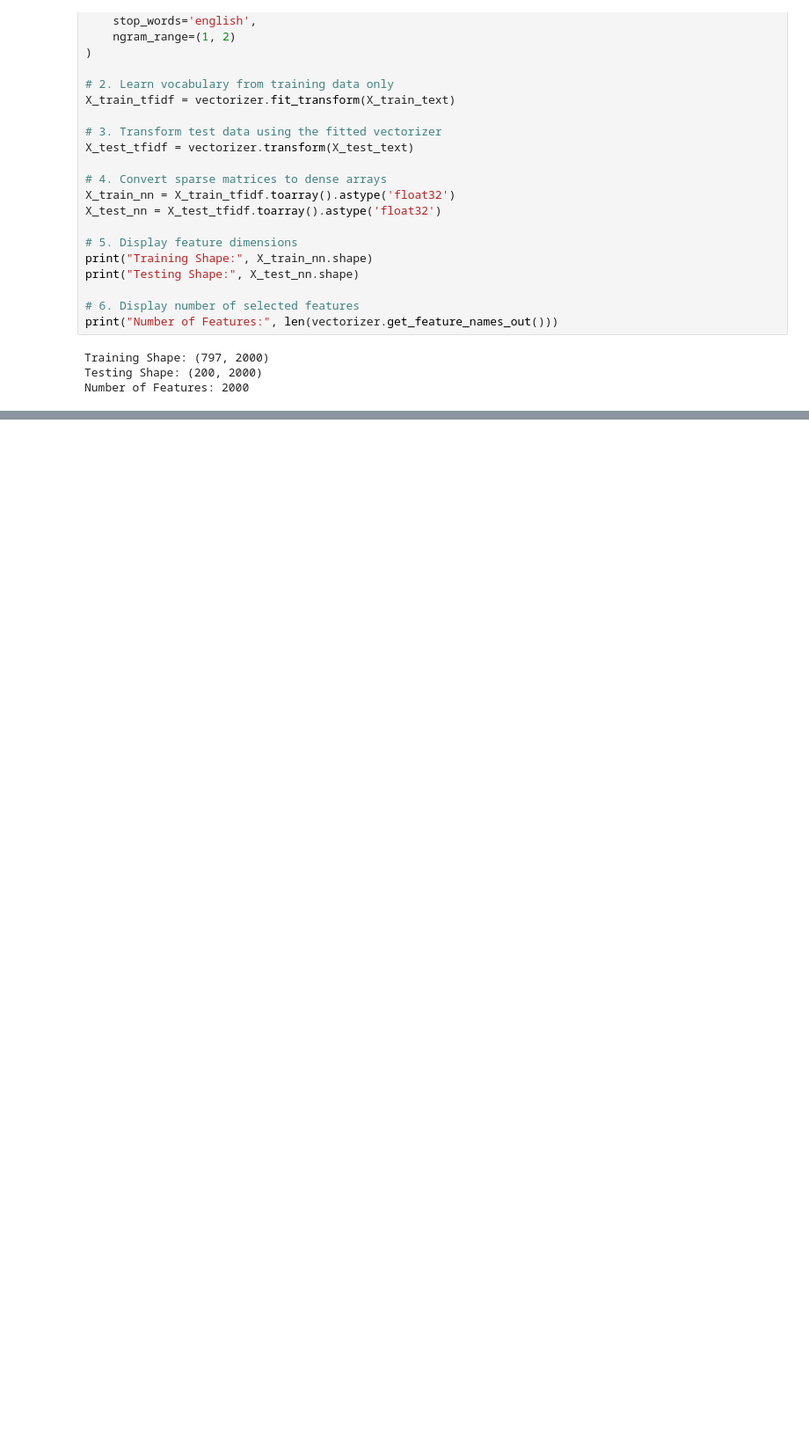
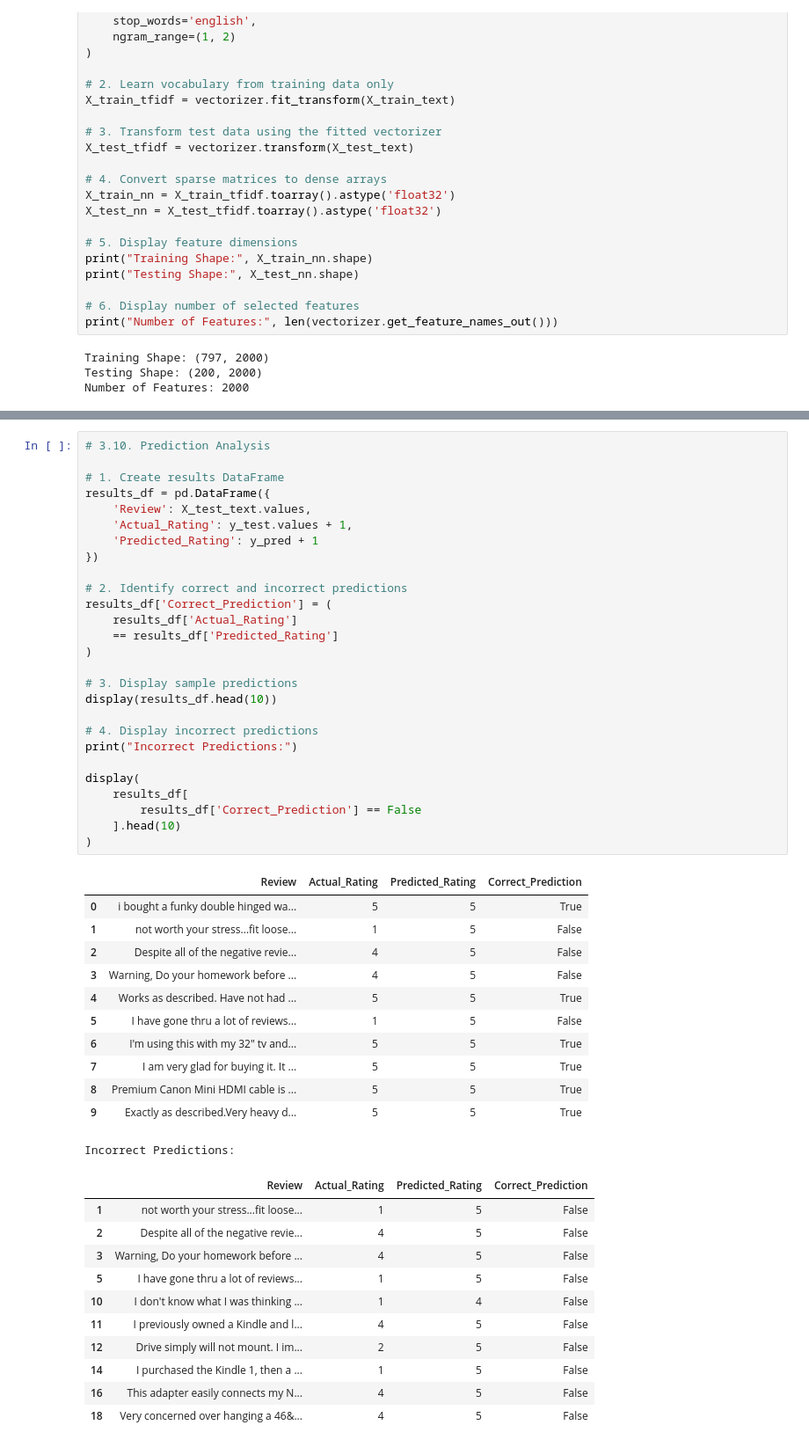
Before and after one commit to ngunjirikevin/analytics-firm-client-projects, a Jupyter notebook: analytics_firm_clients.ipynb, the cells around one changed output, grey strips where cells are left out. Shown at 88% size. Cells and saved outputs as stored; diff of their text form; blank space fills up the shorter version.

Commit message:
feat: add prediction analysis

```diff
--- a/analytics_firm_clients.ipynb
+++ b/analytics_firm_clients.ipynb
@@ -1026,0 +1078,51 @@ plt.show()
+# %%
+# 3.10. Prediction Analysis
+
+# 1. Create results DataFrame
+results_df = pd.DataFrame({
+    'Review': X_test_text.values,
+    'Actual_Rating': y_test.values + 1,
+    'Predicted_Rating': y_pred + 1
+})
+
+# 2. Identify correct and incorrect predictions
+results_df['Correct_Prediction'] = (
+    results_df['Actual_Rating']
+    == results_df['Predicted_Rating']
+)
+
+# 3. Display sample predictions
+display(results_df.head(10))
+
+# 4. Display incorrect predictions
+print("Incorrect Predictions:")
+
+display(
+    results_df[
+        results_df['Correct_Prediction'] == False
+    ].head(10)
+)
+# %% [output]
+|  | Review | Actual_Rating | Predicted_Rating | Correct_Prediction |
+| 0 | i bought a funky double hinged wa... | 5 | 5 | True |
+| 1 | not worth your stress...fit loose... | 1 | 5 | False |
+| 2 | Despite all of the negative revie... | 4 | 5 | False |
+| 3 | Warning, Do your homework before ... | 4 | 5 | False |
+| 4 | Works as described. Have not had ... | 5 | 5 | True |
+| 5 | I have gone thru a lot of reviews... | 1 | 5 | False |
+| 6 | I'm using this with my 32" tv and... | 5 | 5 | True |
+| 7 | I am very glad for buying it. It ... | 5 | 5 | True |
+| 8 | Premium Canon Mini HDMI cable is ... | 5 | 5 | True |
+| 9 | Exactly as described.Very heavy d... | 5 | 5 | True |
+Incorrect Predictions:
+|  | Review | Actual_Rating | Predicted_Rating | Correct_Prediction |
+| 1 | not worth your stress...fit loose... | 1 | 5 | False |
+| 2 | Despite all of the negative revie... | 4 | 5 | False |
+| 3 | Warning, Do your homework before ... | 4 | 5 | False |
+| 5 | I have gone thru a lot of reviews... | 1 | 5 | False |
+| 10 | I don't know what I was thinking ... | 1 | 4 | False |
+| 11 | I previously owned a Kindle and l... | 4 | 5 | False |
+| 12 | Drive simply will not mount. I im... | 2 | 5 | False |
+| 14 | I purchased the Kindle 1, then a ... | 1 | 5 | False |
+| 16 | This adapter easily connects my N... | 4 | 5 | False |
+| 18 | Very concerned over hanging a 46&... | 4 | 5 | False |
```
Also changed, not shown: parts of 2 cells of this notebook.
